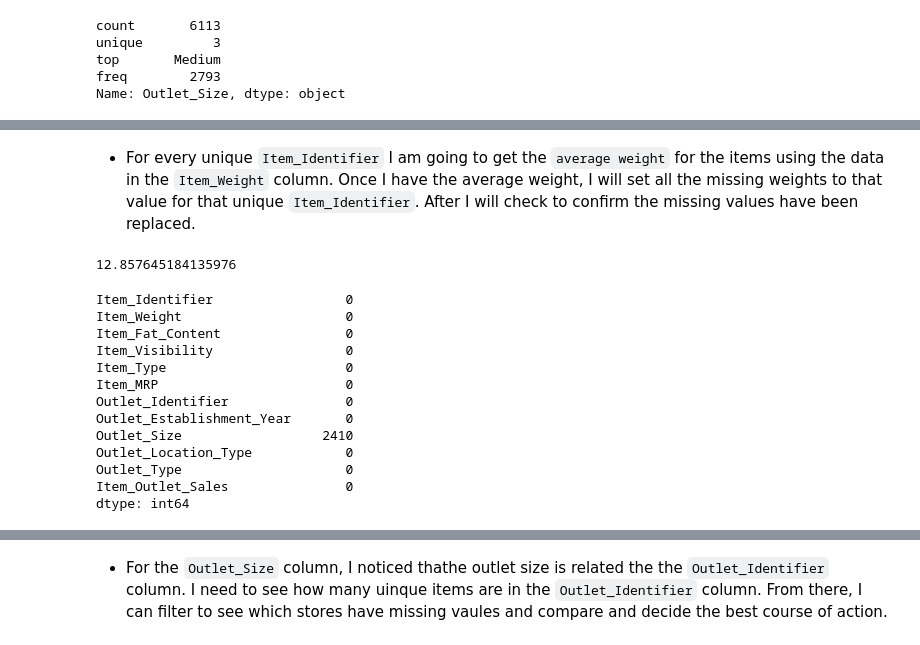
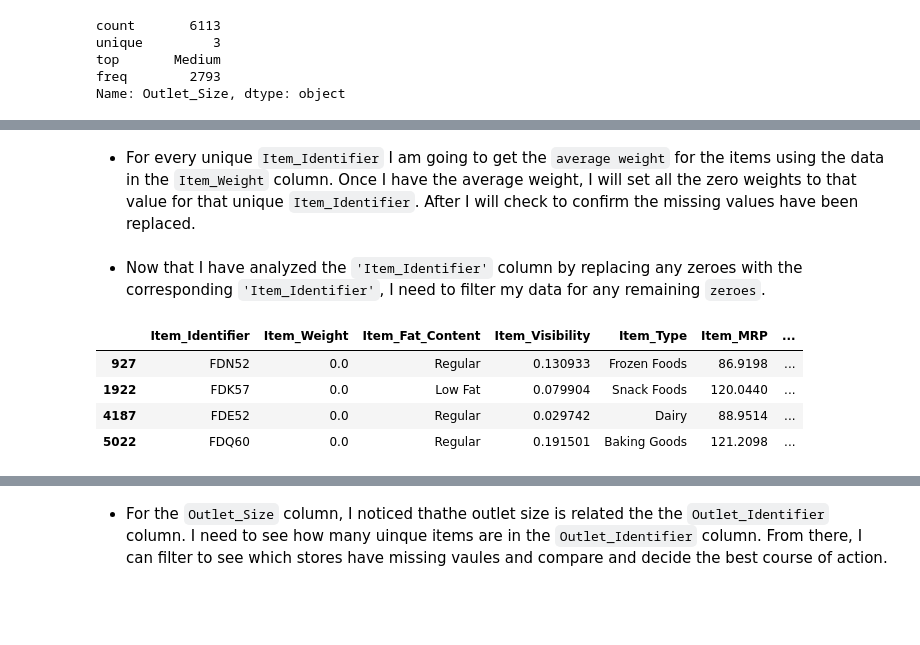
Before and after one commit to jaytrey777/Coding-Dojo-Project-1, a Jupyter notebook: Jason_Tracey_Project_1_Part_2_(Core).ipynb, the cells around one changed output, grey strips where cells are left out. Drawn from its saved outputs; the diff is of its cells as text; code cells hidden in the pictures; blank space fills up the shorter version.

```diff
--- a/Jason_Tracey_Project_1_Part_2_(Core).ipynb
+++ b/Jason_Tracey_Project_1_Part_2_(Core).ipynb
@@ -235,8 +239,3 @@ Name: Outlet_Size, dtype: object
 # %% [markdown]
-- For every unique `Item_Identifier` I am going to get the `average weight` for the items using the data in the `Item_Weight` column. Once I have the average weight, I will set all the missing weights to that value for that unique `Item_Identifier`. After I will check to confirm the missing values have been replaced.
+- For every unique `Item_Identifier` I am going to get the `average weight` for the items using the data in the `Item_Weight` column. Once I have the average weight, I will set all the zero weights to that value for that unique `Item_Identifier`. After I will check to confirm the missing values have been replaced.
-# %%
-avg_weight = df["Item_Weight"].mean()
-print(avg_weight)
-# %% [output]
-12.857645184135976
 # %%
@@ -247,16 +249,10 @@ for i in df["Item_Identifier"].unique():
-# %%
-df.isna().sum()
-# %% [output]
-Item_Identifier                 0
-Item_Weight                     0
-Item_Fat_Content                0
-Item_Visibility                 0
-Item_Type                       0
-Item_MRP                        0
-Outlet_Identifier               0
-Outlet_Establishment_Year       0
-Outlet_Size                  2410
-Outlet_Location_Type            0
-Outlet_Type                     0
-Item_Outlet_Sales               0
-dtype: int64
+# %% [markdown]
+- Now that I have analyzed the `'Item_Identifier'` column by replacing any zeroes with the corresponding `'Item_Identifier'`, I need to filter my data for any remaining `zeroes`.
+# %%
+df[df['Item_Weight'] == 0]
+# %% [output]
+|  | Item_Identifier | Item_Weight | Item_Fat_Content | Item_Visibility | Item_Type | Item_MRP | ... |
+| 927 | FDN52 | 0.0 | Regular | 0.130933 | Frozen Foods | 86.9198 | ... |
+| 1922 | FDK57 | 0.0 | Low Fat | 0.079904 | Snack Foods | 120.0440 | ... |
+| 4187 | FDE52 | 0.0 | Regular | 0.029742 | Dairy | 88.9514 | ... |
+| 5022 | FDQ60 | 0.0 | Regular | 0.191501 | Baking Goods | 121.2098 | ... |
```
Also changed, not shown: parts of 17 cells of this notebook.
